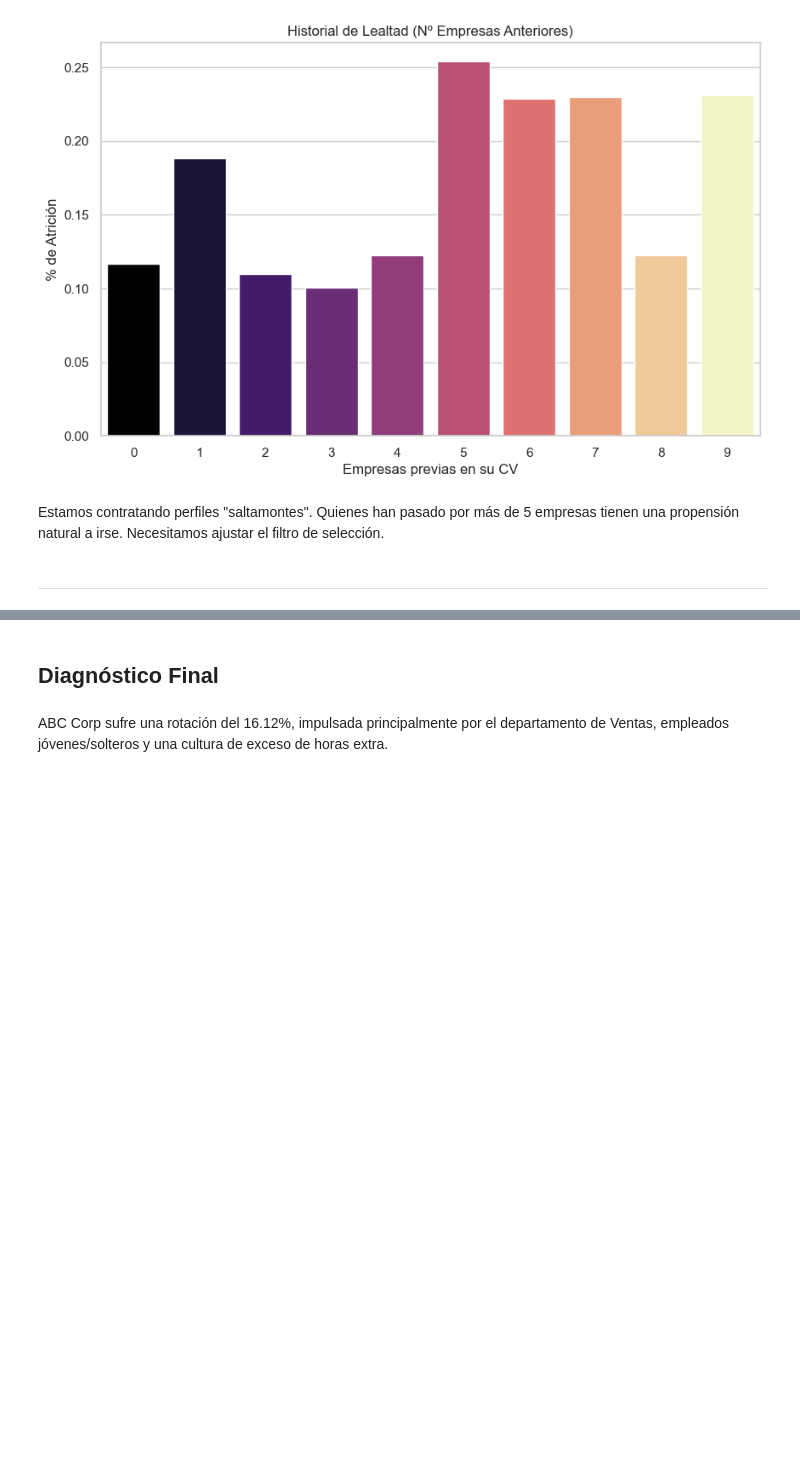
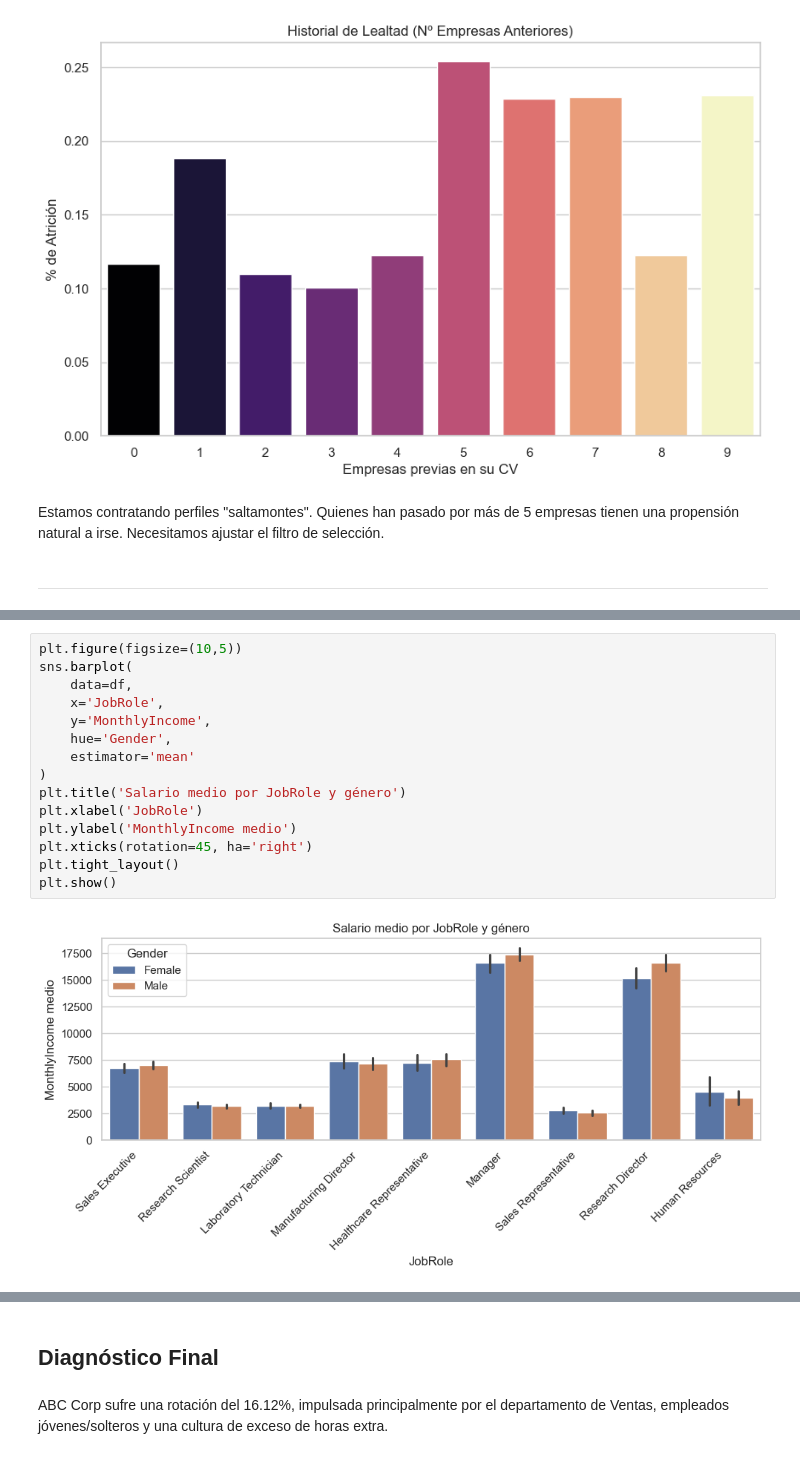
Before and after one commit to Ruthpsegovia/proyecto-da-promo-59-modulo-3-team-2, a Jupyter notebook: Visualizaciones/Visual_Storytelling.ipynb, the cells around one changed output, grey strips where cells are left out. Cells and saved outputs as stored; diff of their text form; blank space fills up the shorter version.

```diff
--- a/Visualizaciones/Visual_Storytelling.ipynb
+++ b/Visualizaciones/Visual_Storytelling.ipynb
@@ -282,0 +473,17 @@ Estamos contratando perfiles "saltamontes". Quienes han pasado por más de 5 emp
+# %%
+plt.figure(figsize=(10,5))
+sns.barplot(
+    data=df,
+    x='JobRole',
+    y='MonthlyIncome',
+    hue='Gender',
+    estimator='mean'
+)
+plt.title('Salario medio por JobRole y género')
+plt.xlabel('JobRole')
+plt.ylabel('MonthlyIncome medio')
+plt.xticks(rotation=45, ha='right')
+plt.tight_layout()
+plt.show()
+# %% [output]
+[figure, added]
```
Also changed, not shown: parts of 31 cells of this notebook, 6 other files.
